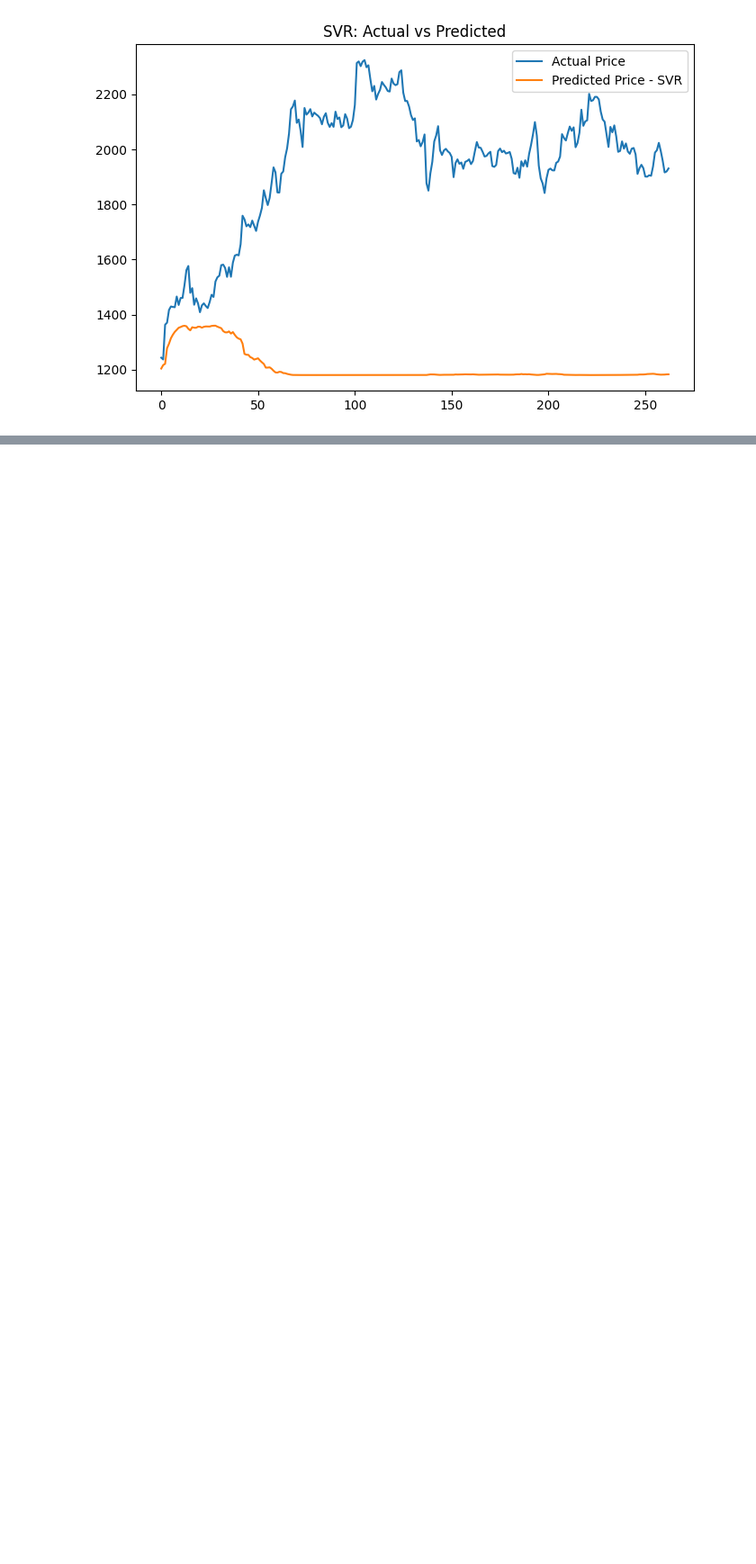
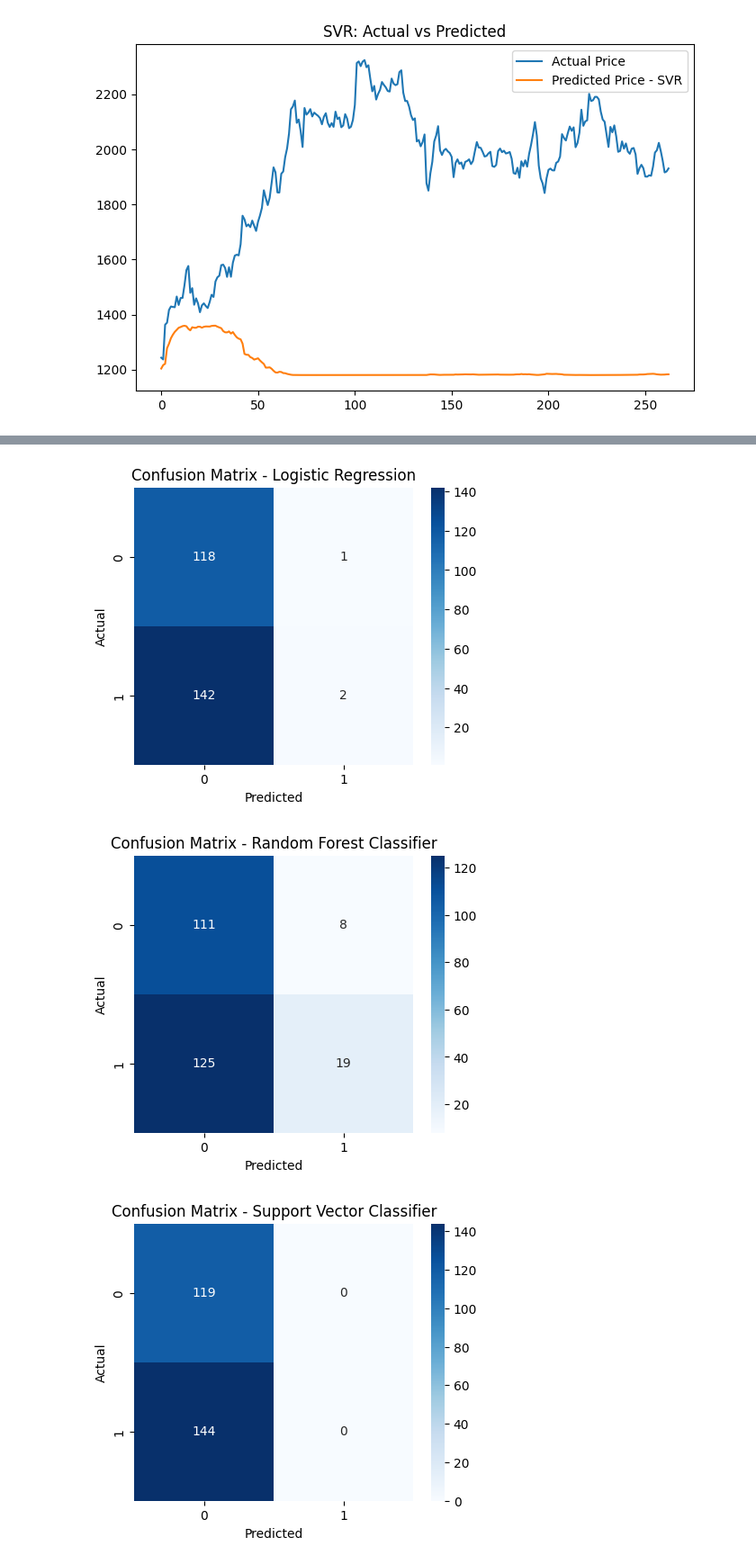
Before and after one commit to DevBatra05/AIML_Sem_4, a Jupyter notebook: Project.ipynb, the cells around one changed output, grey strips where cells are left out. Shown at 90% size. Drawn from its saved outputs; the diff is of its cells as text; code cells hidden in the pictures; blank space fills up the shorter version.

```diff
--- a/Project.ipynb
+++ b/Project.ipynb
@@ -303,0 +415,21 @@ Model: Support Vector Regressor
+# %%
+import seaborn as sns
+import matplotlib.pyplot as plt
+
+def plot_conf_matrix(y_true, y_pred, title):
+    cm = confusion_matrix(y_true, y_pred)
+    plt.figure(figsize=(5,4))
+    sns.heatmap(cm, annot=True, fmt='d', cmap='Blues')
+    plt.title(f'Confusion Matrix - {title}')
+    plt.xlabel('Predicted')
+    plt.ylabel('Actual')
+    plt.show()
+
+# Example
+plot_conf_matrix(y_test, logistic_pred, "Logistic Regression")
+plot_conf_matrix(y_test, rf_pred, "Random Forest Classifier")
+plot_conf_matrix(y_test, svc_pred, "Support Vector Classifier")
+# %% [output]
+[figure, added]
+[figure, added]
+[figure, added]
```
Also changed, not shown: parts of 3 cells of this notebook.
